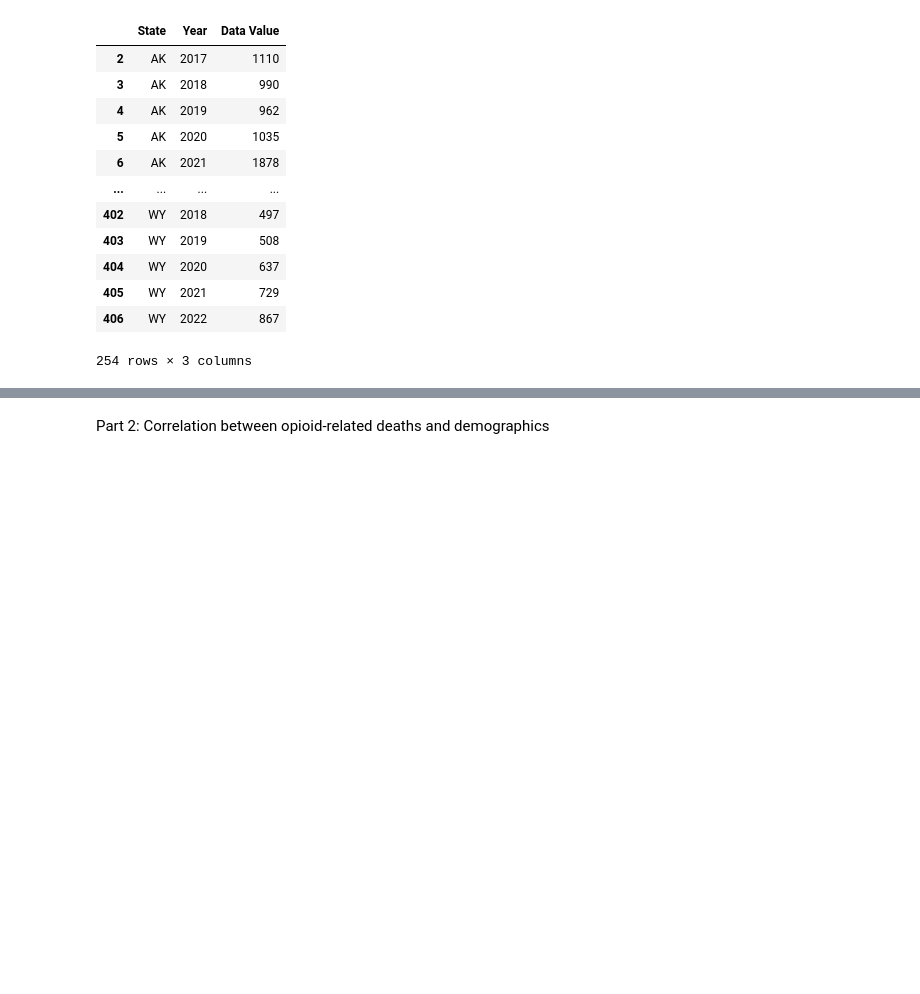
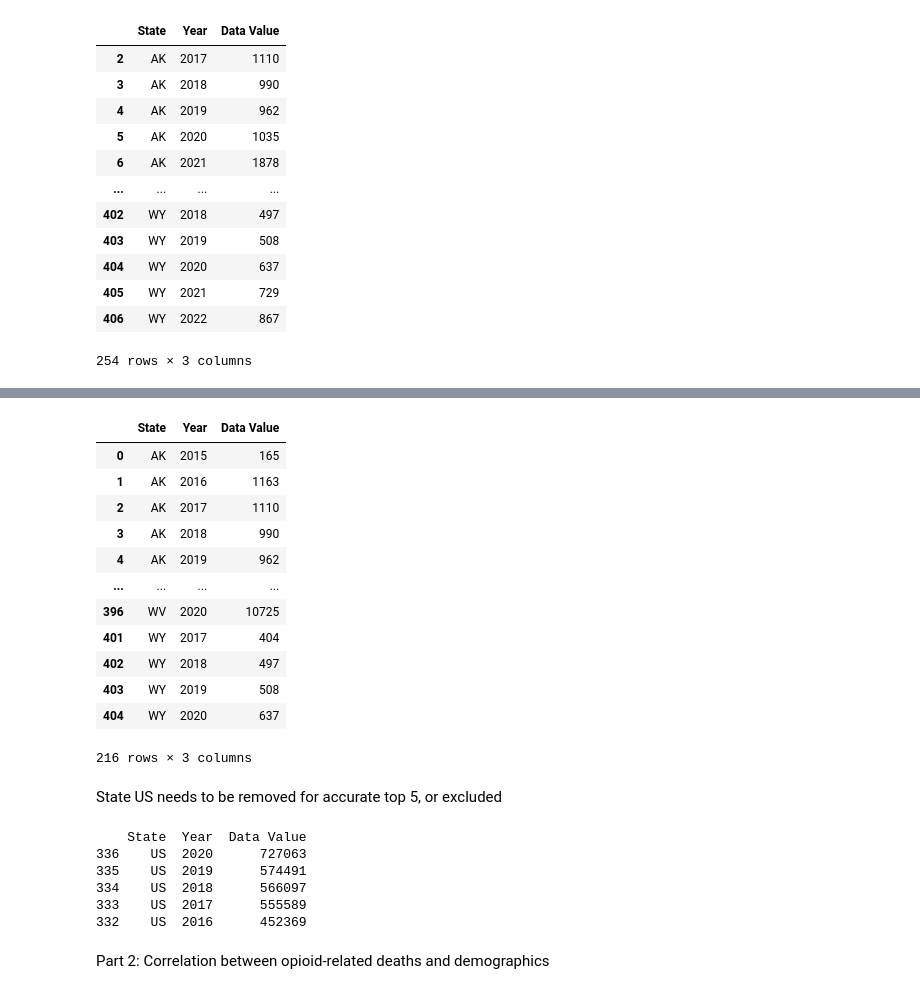
Before and after one commit to kikichan1/Project-1, a Jupyter notebook: masterfile.ipynb, the cells around one changed output, grey strips where cells are left out. Cells and saved outputs as stored; diff of their text form; code cells hidden in the pictures; blank space fills up the shorter version.

```diff
--- a/masterfile.ipynb
+++ b/masterfile.ipynb
@@ -331,5 +395,50 @@ plt.show()
 # %%
 # Create a dataframe showing the five states with the highest rate of opioid-related death in the past ten years (2010-2020)
+filtered_data = grouped_data_df[(grouped_data_df['Year'] >= 2010) & (grouped_data_df['Year'] <= 2020)]
+
+# Create a new DataFrame from the grouped data
+filtered_data_df = pd.DataFrame(filtered_data)
+# Display the shape of the filtered DataFrame
+filtered_data
+# %% [output]
+|  | State | Year | Data Value |
+| 0 | AK | 2015 | 165 |
+| 1 | AK | 2016 | 1163 |
+| 2 | AK | 2017 | 1110 |
+| 3 | AK | 2018 | 990 |
+| 4 | AK | 2019 | 962 |
+| ... | ... | ... | ... |
+| 396 | WV | 2020 | 10725 |
+| 401 | WY | 2017 | 404 |
+| 402 | WY | 2018 | 497 |
+| 403 | WY | 2019 | 508 |
+| 404 | WY | 2020 | 637 |
+216 rows × 3 columns
+# %% [markdown]
+State US needs to be removed for accurate top 5, or excluded
+# %%
+# Create a dataframe showing the five states with the highest rate of opioid-related death in the past ten years (2010-2020)
+import pandas as pd
+
+# Assuming your DataFrame is called 'filtered_data'
+# and has columns 'state', 'year', and 'data_value'
+
+# Sort the DataFrame by 'data_value' in descending order and select the top 5 rows
+top_5 = filtered_data.sort_values(['Data Value'], ascending=False).head(5)
+
+# Select only the 'state', 'year', and 'data_value' columns
+result = top_5[['State', 'Year', 'Data Value']]
+df = df.drop(df[df['State'] == 'US'].index)
+
+# Display the result
+print(result)
+# %% [output]
+    State  Year  Data Value
+336    US  2020      727063
+335    US  2019      574491
+334    US  2018      566097
+333    US  2017      555589
+332    US  2016      452369
 # %%
 # Create a line graph of the above five states, showing also the national average, in the past five years
 # %% [markdown]
```
Also changed, not shown: parts of 4 cells of this notebook.
